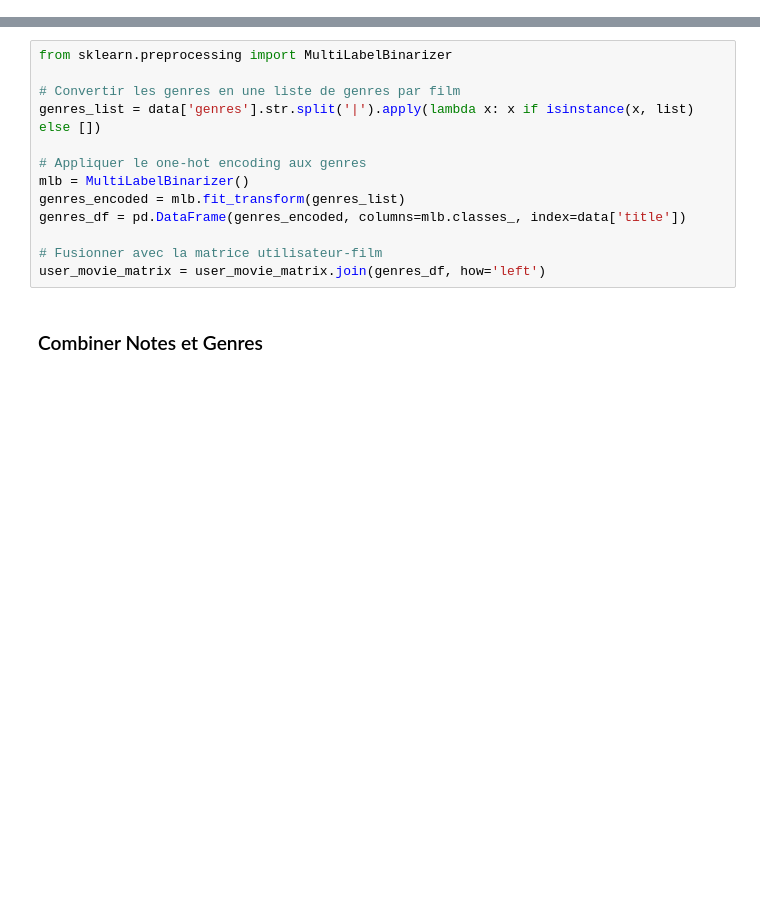
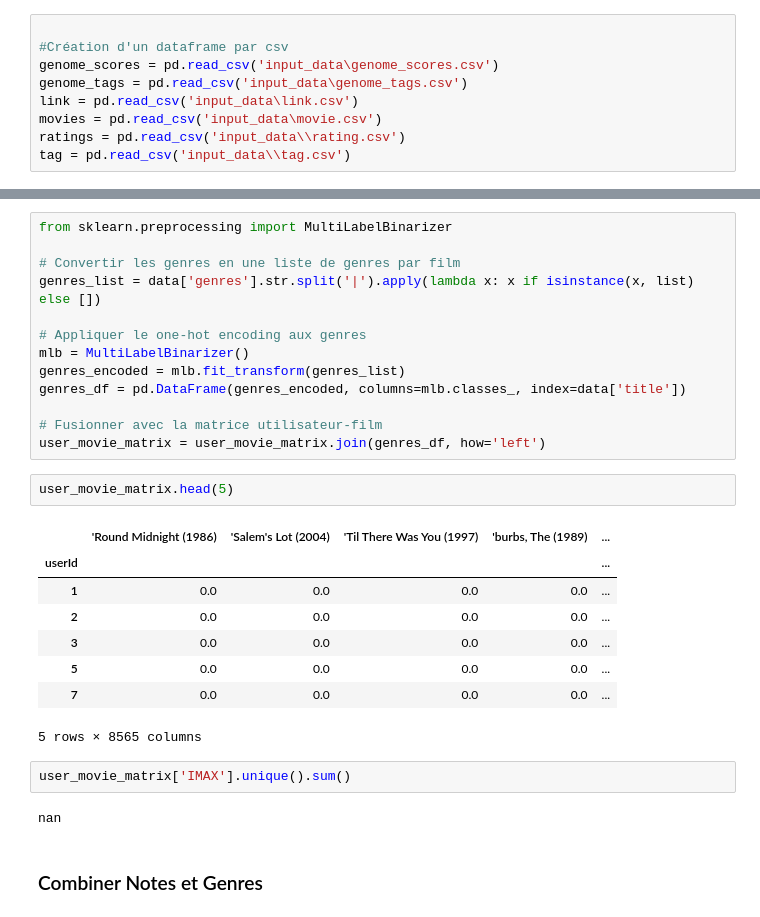
Before and after one commit to jcrigoni/grand_ml_project, a Jupyter notebook: Recommendation.ipynb, the cells around one changed output, grey strips where cells are left out. Drawn from its saved outputs; the diff is of its cells as text; blank space fills up the shorter version.

Commit message:
user embedding done

```diff
--- a/Recommendation.ipynb
+++ b/Recommendation.ipynb
@@ -34,3 +15,12 @@ tag = pd.read_csv(file_path_tag)
+# %%
+
+#Création d'un dataframe par csv
+genome_scores = pd.read_csv('input_data\genome_scores.csv')
+genome_tags = pd.read_csv('input_data\genome_tags.csv')
+link = pd.read_csv('input_data\link.csv')
+movies = pd.read_csv('input_data\movie.csv')
+ratings = pd.read_csv('input_data\\rating.csv')
+tag = pd.read_csv('input_data\\tag.csv')
 # %%
 # Afficher les colonnes de chaque DataFrame
 print("Colonnes de df_genome_scores:", genome_scores.columns.tolist())
@@ -343,6 +322,21 @@ genres_df = pd.DataFrame(genres_encoded, columns=mlb.classes_, index=data['title
 
 # Fusionner avec la matrice utilisateur-film
 user_movie_matrix = user_movie_matrix.join(genres_df, how='left')
+# %%
+user_movie_matrix.head(5)
+# %% [output]
+|  | 'Round Midnight (1986) | 'Salem's Lot (2004) | 'Til There Was You (1997) | 'burbs, The (1989) | ... |
+| userId |  |  |  |  | ... |
+| 1 | 0.0 | 0.0 | 0.0 | 0.0 | ... |
+| 2 | 0.0 | 0.0 | 0.0 | 0.0 | ... |
+| 3 | 0.0 | 0.0 | 0.0 | 0.0 | ... |
+| 5 | 0.0 | 0.0 | 0.0 | 0.0 | ... |
+| 7 | 0.0 | 0.0 | 0.0 | 0.0 | ... |
+5 rows × 8565 columns
+# %%
+user_movie_matrix['IMAX'].unique().sum()
+# %% [output]
+nan
 # %% [markdown]
 ### Combiner Notes et Genres
 # %%
```
Also changed, not shown: parts of 5 cells of this notebook, 3 other files.
